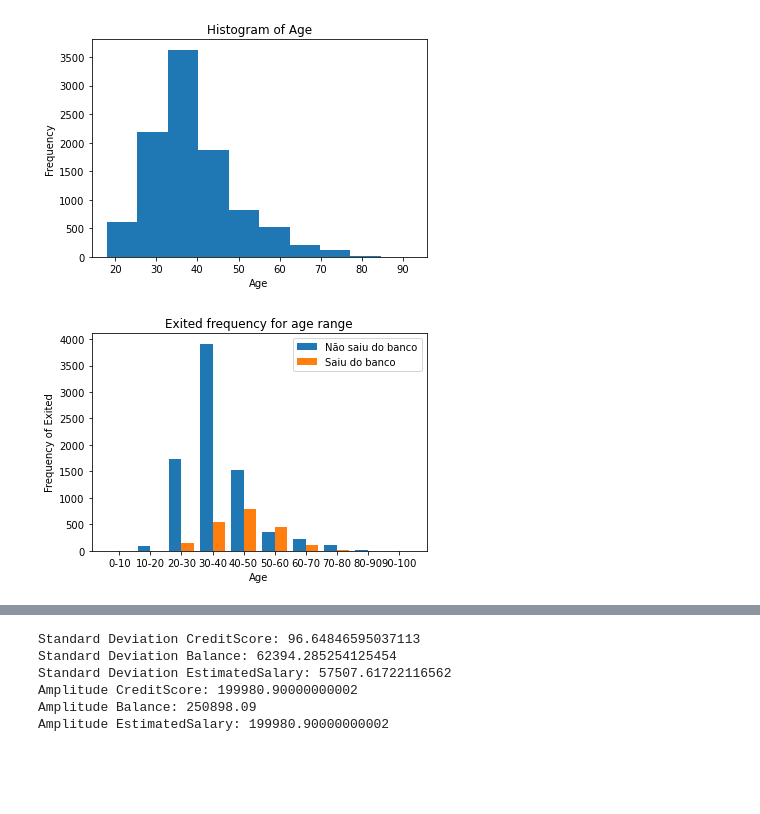
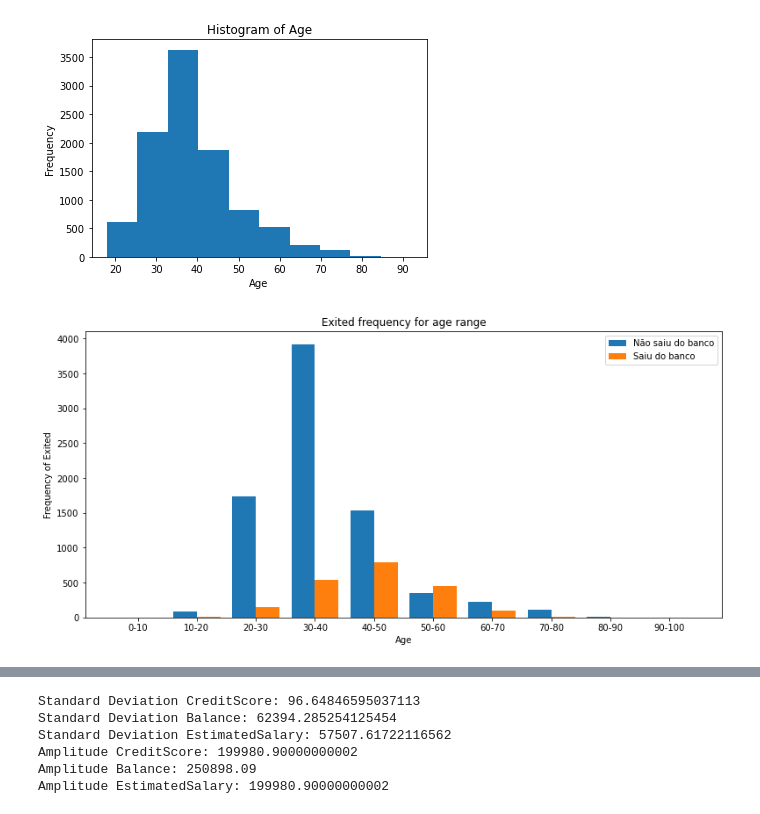
Before and after one commit to 13ggd/Predict-Churn, a Jupyter notebook: DESAFIO_INDICIUM.ipynb, the cells around one changed output, grey strips where cells are left out. Saved outputs shown, nothing was run; the diff lists cells and outputs as text; code cells hidden in the pictures; blank space fills up the shorter version.

```diff
--- a/DESAFIO_INDICIUM.ipynb
+++ b/DESAFIO_INDICIUM.ipynb
@@ -250,26 +252,27 @@ plt.show()
 # %%
 bins = [0, 10, 20, 30, 40, 50, 60, 70, 80, 90, 100]
 labels=['0-10','10-20','20-30','30-40','40-50','50-60','60-70','70-80','80-90','90-100']
 
 df_age_ranges_exited = df_churn_clean.copy()
 df_age_ranges_exited.Exited = df_age_ranges_exited.Exited.map({0: 1, 1: 0})
 df_age_ranges_exited = df_age_ranges_exited.groupby(pd.cut(df_churn_clean['Age'], bins=bins, labels=labels)).sum()
 df_age_ranges_exited.index = df_age_ranges_exited.index.rename('range')
 df_age_ranges_exited = df_age_ranges_exited.reset_index()
 
 df_age_ranges = df_churn_clean.groupby(pd.cut(df_churn_clean['Age'], bins=bins, labels=labels)).sum()
 df_age_ranges.index = df_age_ranges.index.rename('range')
 df_age_ranges = df_age_ranges.reset_index()
 
 ticks = np.array([0, 1, 2, 3, 4, 5, 6, 7, 8, 9])
 
+plt.figure(figsize=(13, 6))
 plt.bar(ticks, df_age_ranges_exited.Exited, width=0.4)
 plt.bar(ticks + 0.4, df_age_ranges.Exited, width=0.4)
 plt.xticks(ticks + 0.2, labels=['0-10','10-20','20-30','30-40','40-50','50-60','60-70','70-80','80-90','90-100'])
 plt.title('Exited frequency for age range')
 plt.xlabel('Age')
 plt.ylabel('Frequency of Exited')
 plt.legend(['Não saiu do banco', 'Saiu do banco'])
 plt.show()
 # %% [output]
-[figure, old version]
+[figure, new version]
```
Also changed, not shown: parts of 11 cells of this notebook.
